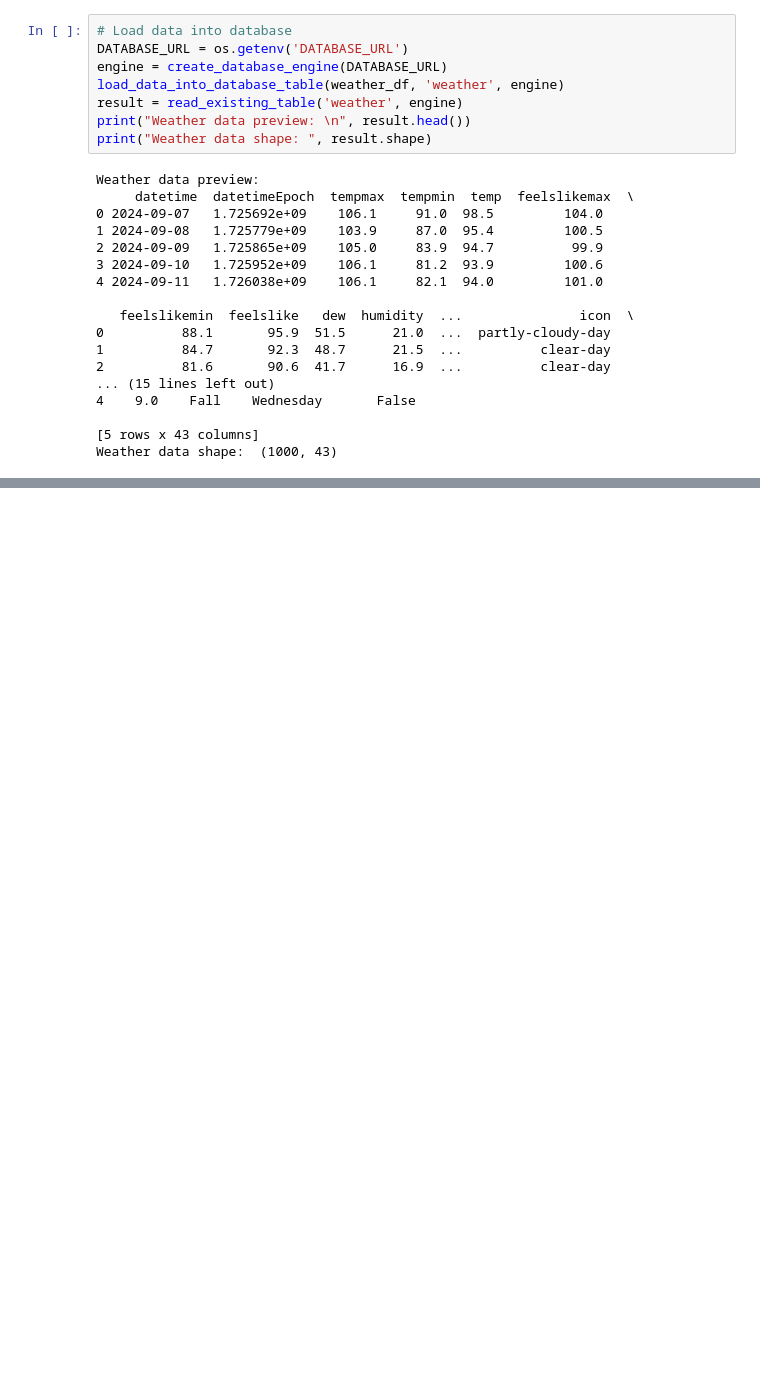
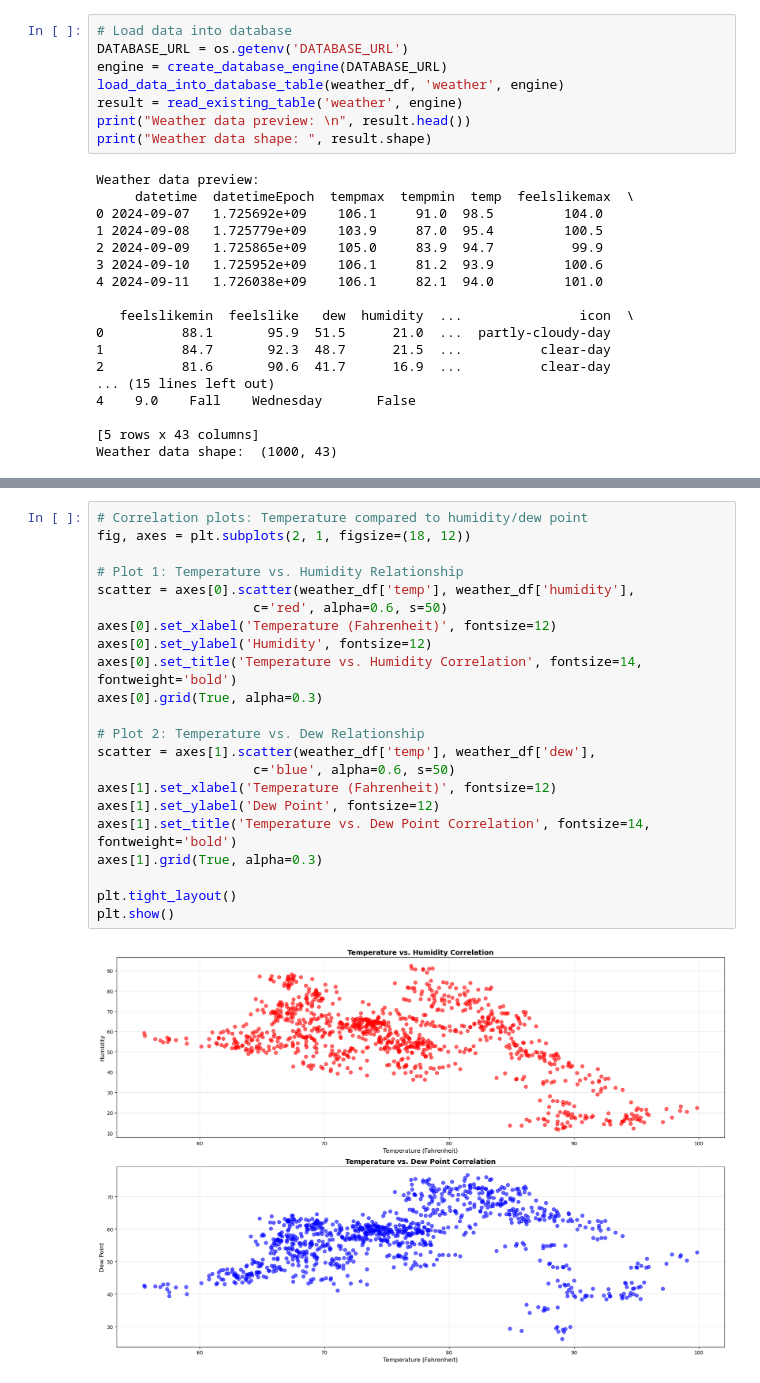
Before and after one commit to lmwalk8/urban-weather-air-quality-etl-pipeline, a Jupyter notebook: notebooks/weather_facts.ipynb, the cells around one changed output, grey strips where cells are left out. Cells and saved outputs as stored; diff of their text form; blank space fills up the shorter version.

```diff
--- a/notebooks/weather_facts.ipynb
+++ b/notebooks/weather_facts.ipynb
@@ -58,0 +152,24 @@ Weather data shape:  (1000, 43)
+# %%
+# Correlation plots: Temperature compared to humidity/dew point
+fig, axes = plt.subplots(2, 1, figsize=(18, 12))
+
+# Plot 1: Temperature vs. Humidity Relationship
+scatter = axes[0].scatter(weather_df['temp'], weather_df['humidity'],
+                    c='red', alpha=0.6, s=50)
+axes[0].set_xlabel('Temperature (Fahrenheit)', fontsize=12)
+axes[0].set_ylabel('Humidity', fontsize=12)
+axes[0].set_title('Temperature vs. Humidity Correlation', fontsize=14, fontweight='bold')
+axes[0].grid(True, alpha=0.3)
+
+# Plot 2: Temperature vs. Dew Relationship
+scatter = axes[1].scatter(weather_df['temp'], weather_df['dew'],
+                    c='blue', alpha=0.6, s=50)
+axes[1].set_xlabel('Temperature (Fahrenheit)', fontsize=12)
+axes[1].set_ylabel('Dew Point', fontsize=12)
+axes[1].set_title('Temperature vs. Dew Point Correlation', fontsize=14, fontweight='bold')
+axes[1].grid(True, alpha=0.3)
+
+plt.tight_layout()
+plt.show()
+# %% [output]
+[figure, added]
```
Also changed, not shown: parts of 22 cells of this notebook, 2 other files.
